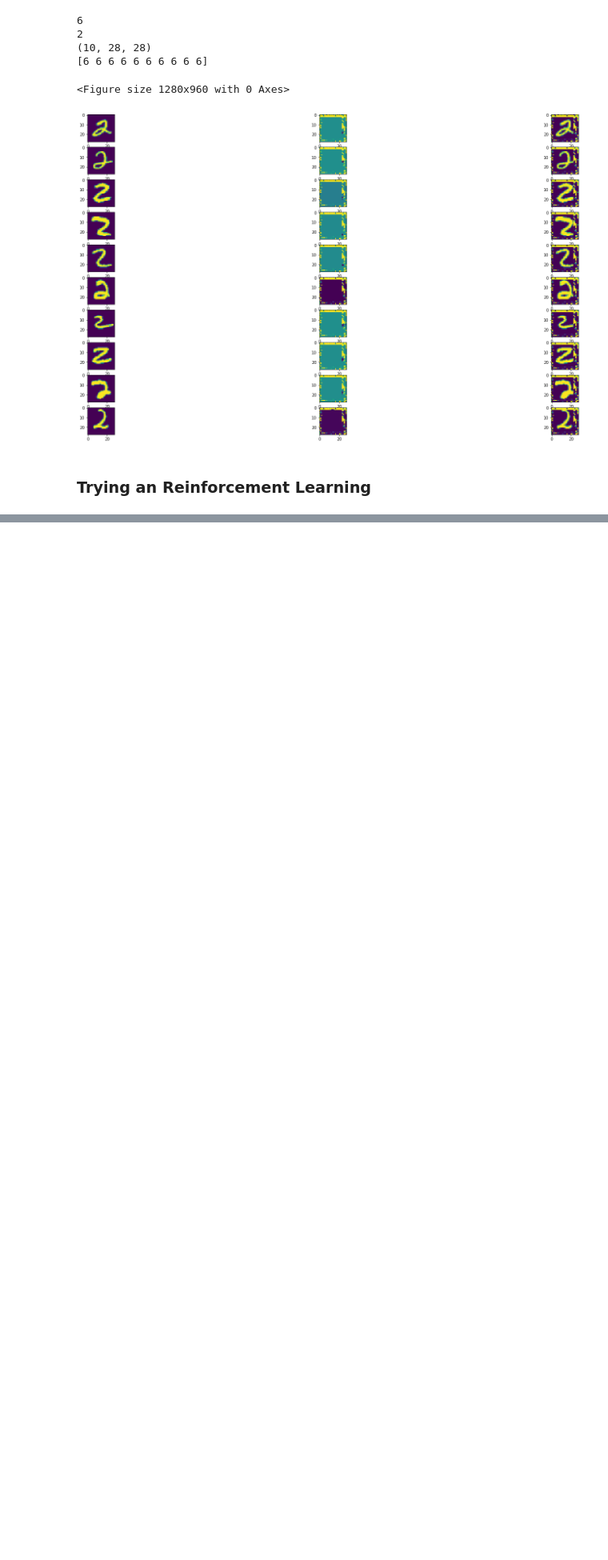
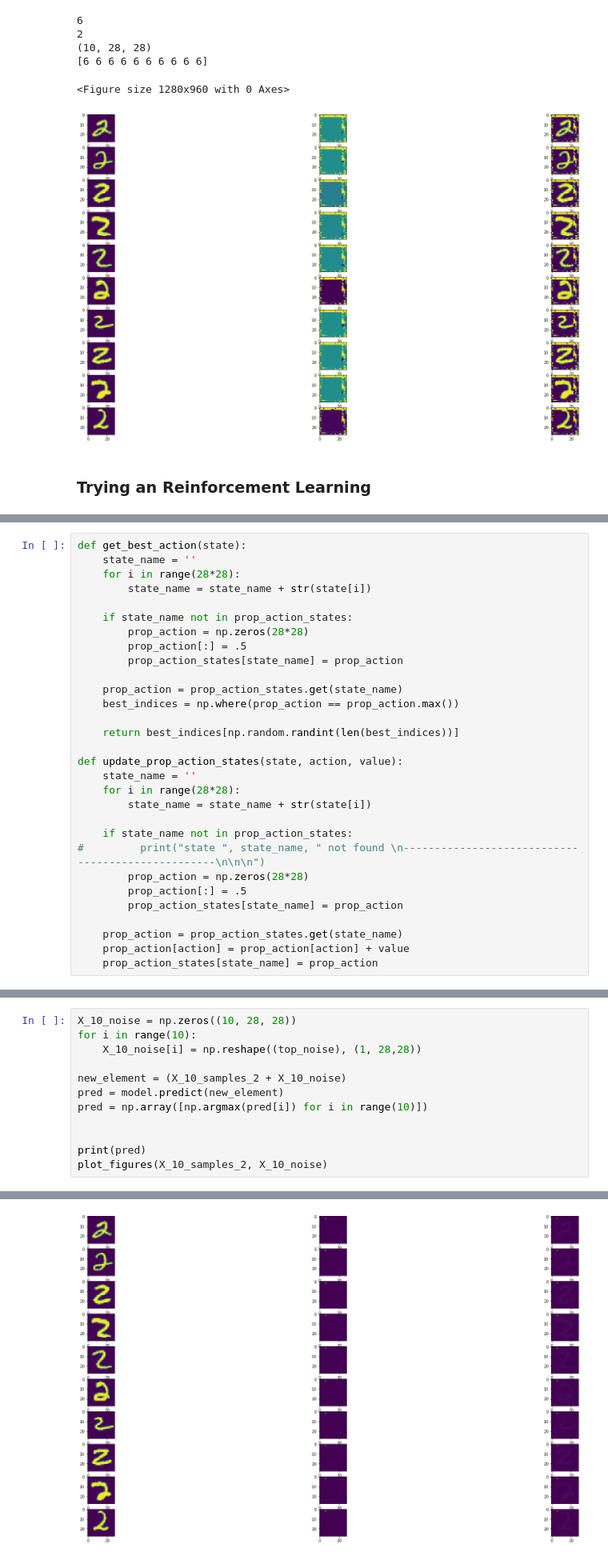
Before and after one commit to evertonaleixo/adversarialCNN, a Jupyter notebook: Challenge_For_AI.ipynb, the cells around one changed output, grey strips where cells are left out. Shown: that part at 80% size. Cells and saved outputs as stored; diff of their text form; blank space fills up the shorter version.

Commit message:
Finishing RL model to fool. But the image was so messed.

```diff
--- a/Challenge_For_AI.ipynb
+++ b/Challenge_For_AI.ipynb
@@ -593 +597,31 @@ def get_best_action(state):
+# %%
+def get_best_action(state):
+    state_name = ''
+    for i in range(28*28):
+        state_name = state_name + str(state[i])
+
+    if state_name not in prop_action_states:
+        prop_action = np.zeros(28*28)
+        prop_action[:] = .5
+        prop_action_states[state_name] = prop_action
+
+    prop_action = prop_action_states.get(state_name)
+    best_indices = np.where(prop_action == prop_action.max())
+
+    return best_indices[np.random.randint(len(best_indices))]
+
+def update_prop_action_states(state, action, value):
+    state_name = ''
+    for i in range(28*28):
+        state_name = state_name + str(state[i])
+
+    if state_name not in prop_action_states:
+#         print("state ", state_name, " not found \n--------------------------------------------------\n\n\n")
+        prop_action = np.zeros(28*28)
+        prop_action[:] = .5
+        prop_action_states[state_name] = prop_action
+
+    prop_action = prop_action_states.get(state_name)
+    prop_action[action] = prop_action[action] + value
+    prop_action_states[state_name] = prop_action
 # %%
@@ -629,0 +728,13 @@ for num_train_time in range(num_train_times):
+# %%
+X_10_noise = np.zeros((10, 28, 28))
+for i in range(10):
+    X_10_noise[i] = np.reshape((top_noise), (1, 28,28))
+
+new_element = (X_10_samples_2 + X_10_noise)
+pred = model.predict(new_element)
+pred = np.array([np.argmax(pred[i]) for i in range(10)])
+
+
+print(pred)
+plot_figures(X_10_samples_2, X_10_noise)
+# %% [output]
@@ -629,0 +743 @@ for num_train_time in range(num_train_times):
+[figure, added]
```
Also changed, not shown: parts of 6 cells of this notebook.
